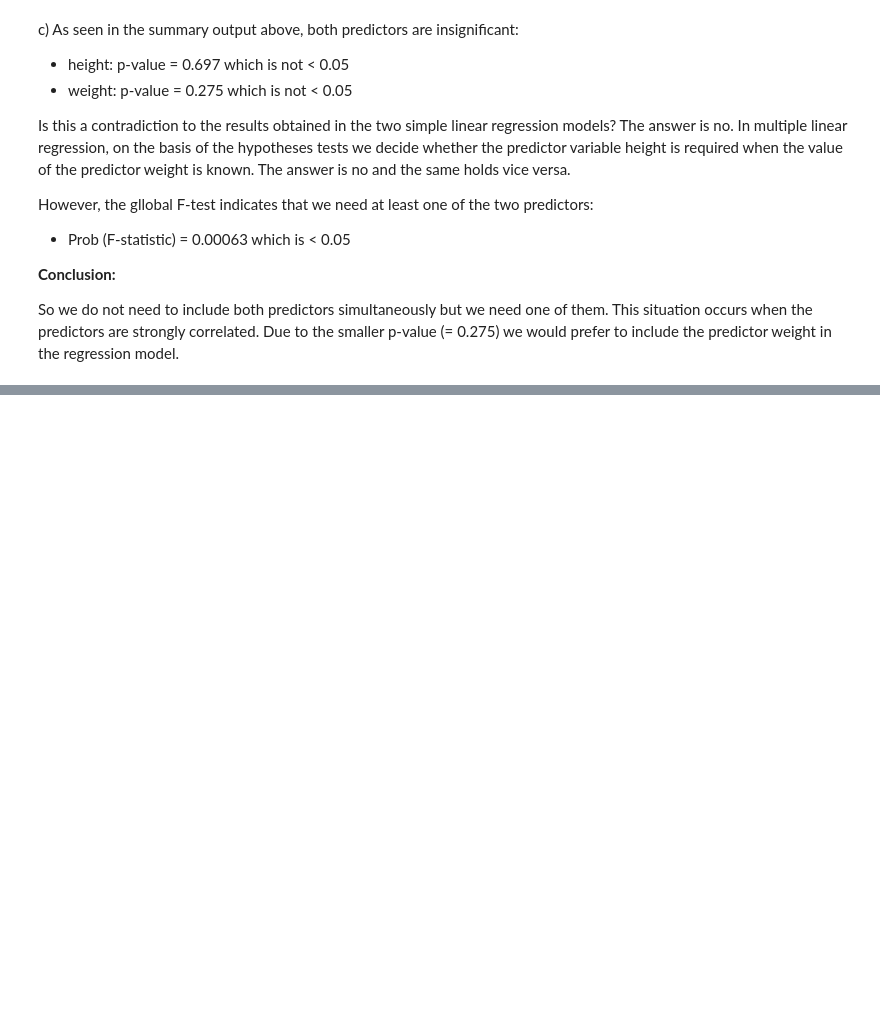
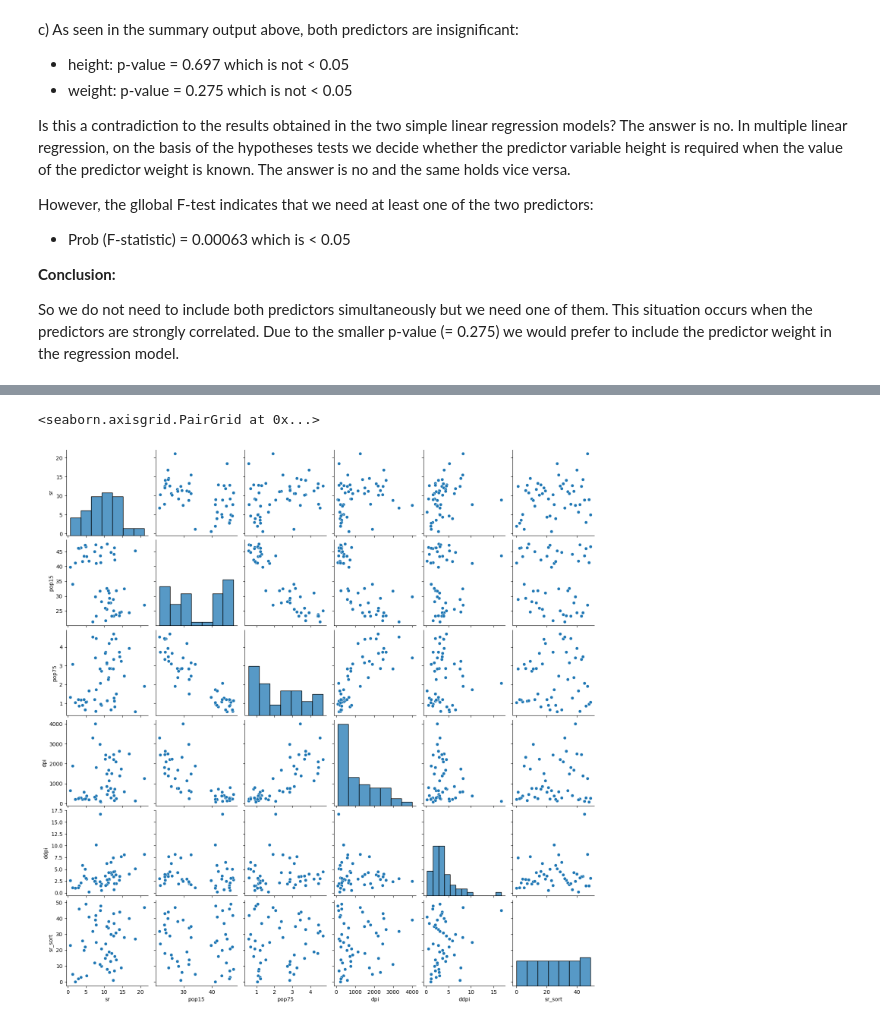
Before and after one commit to marbetschar/ZHAW-Predictive-Modeling, a Jupyter notebook: Week03/03_series_MLR.ipynb, the cells around one changed output, grey strips where cells are left out. Cells and saved outputs as stored; diff of their text form; code cells hidden in the pictures; blank space fills up the shorter version.

```diff
--- a/Week03/03_series_MLR.ipynb
+++ b/Week03/03_series_MLR.ipynb
@@ -189,0 +369,3 @@ weight in the regression model.
+# %%
+savings_sorted_df = savings_df.sort_values('sr', ascending=False)
+savings_sorted_df
@@ -189,0 +390,8 @@ weight in the regression model.
+# %%
+savings_sorted_df['rest'] = 'Other'
+country_iloc = savings_sorted_df.columns.get_loc('rest')
+
+for i in range(3):
+    savings_sorted_df.iloc[i, country_iloc] = savings_sorted_df.iloc[i, 0]
+
+savings_sorted_df
@@ -189,0 +416,5 @@ weight in the regression model.
+# %%
+sns.pairplot(savings_sorted_df)
+# %% [output]
+<seaborn.axisgrid.PairGrid at 0x...>
+[figure, added]
```
Also changed, not shown: parts of 17 cells of this notebook, 1 other file.
